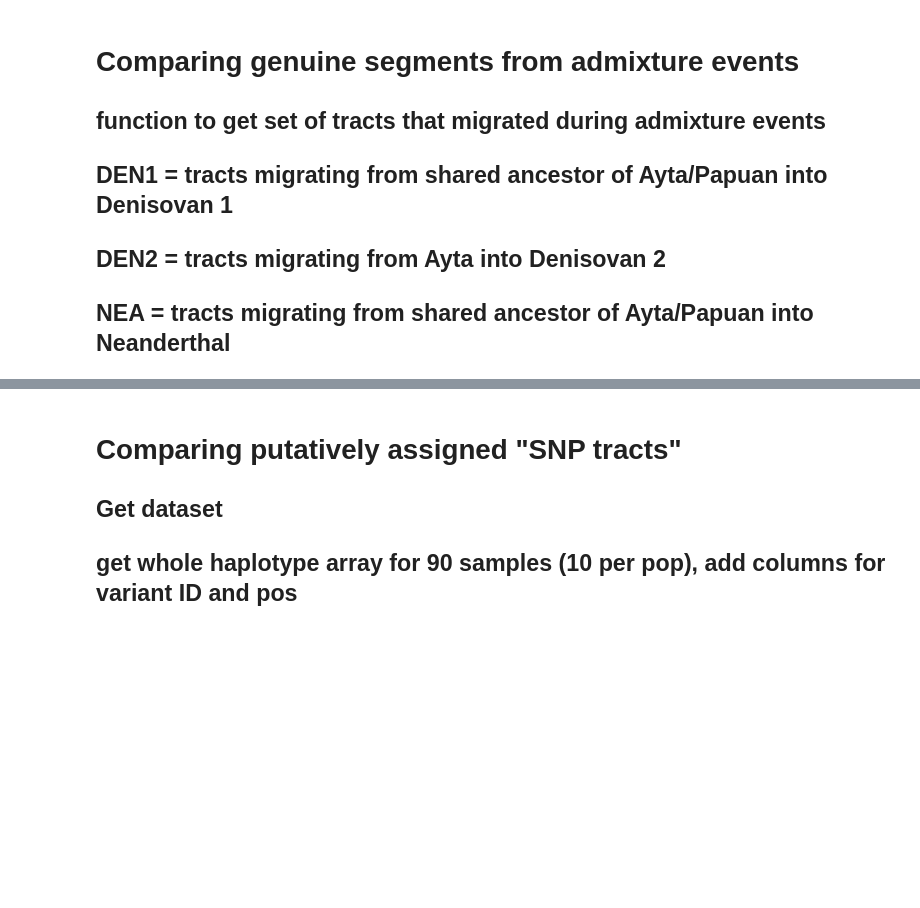
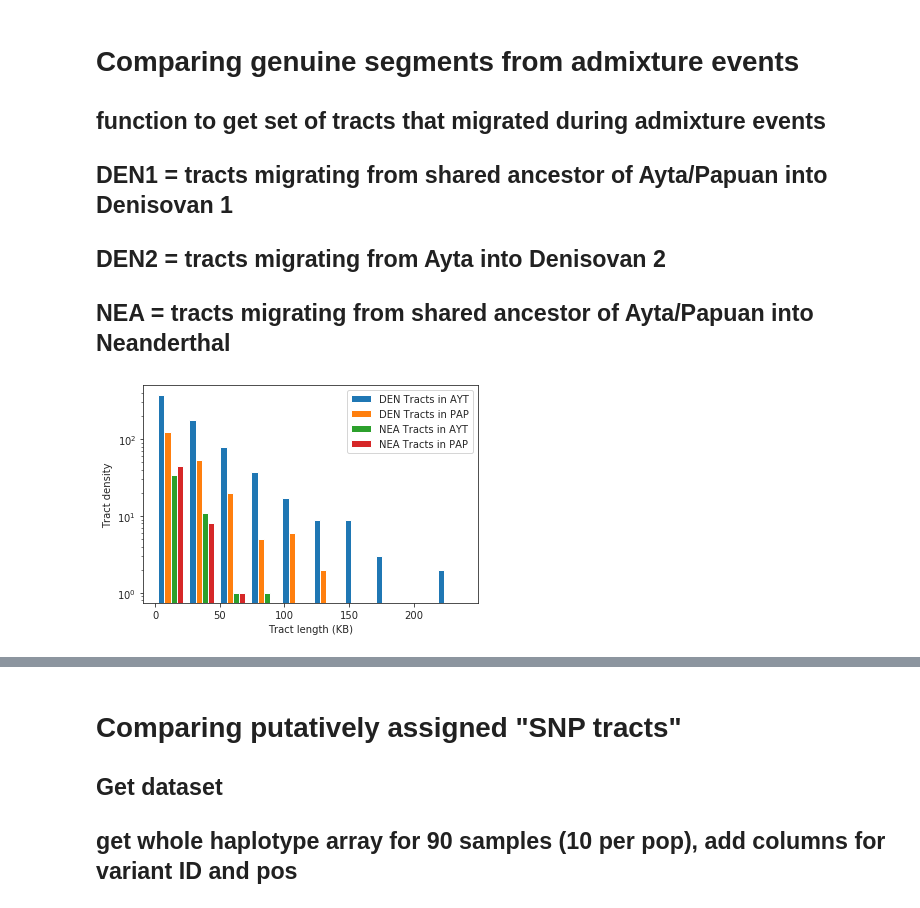
Before and after one commit to jammc313/Phillipines, a Jupyter notebook: msp_ALT_SingleRun.ipynb, the cells around one changed output, grey strips where cells are left out. Saved outputs shown, nothing was run; the diff lists cells and outputs as text; code cells hidden in the pictures; blank space fills up the shorter version.

```diff
--- a/msp_ALT_SingleRun.ipynb
+++ b/msp_ALT_SingleRun.ipynb
@@ -69,8 +69,8 @@ def set_up_demography(t67, t75, t54, t10, t20, t03, t83, t34, t49, ta1, ta2, ta3
                         msp.MassMigration(time=t49, source=AFR, destination=CHM, proportion=1)]
     #admixture times and proportions
     admix = [msp.MassMigration(time=ta1, source=AYT, destination=DEN2, proportion=f[0]), #fraction from Denisovan 2 to Ayta
-            msp.MassMigration(time=ta2, source=AYT, destination=DEN1, proportion=f[0]), #fraction from Denisovan 1 to Ayta/Papuan
-            msp.MassMigration(time=ta3, source=CEU, destination=NEA, proportion=f[1])] #fraction from Neanderthal to OoA pops
+            msp.MassMigration(time=ta2, source=AYT, destination=DEN1, proportion=f[1]), #fraction from Denisovan 1 to Ayta/Papuan
+            msp.MassMigration(time=ta3, source=CEU, destination=NEA, proportion=f[2])] #fraction from Neanderthal to OoA pops
     #population parameter changes
     N_change = [msp.PopulationParametersChange(time=2400, initial_size=2000, growth_rate=0, population_id=CEU),
                msp.PopulationParametersChange(time=2800, initial_size=5000, growth_rate=0, population_id=CEU)]
@@ -105,7 +105,7 @@ TS_DEN3=40000/generation_time
 NumSamples=100
 nS=[10]*10
 tS=[0,TS_DEN3,TS_NEA]
-f=[0.04, 0.02]
+f=[0.06, 0.04, 0.02]
 N=[1500,1500,1500,1500,15000,5000,3500,3500,2000,30000]
 seed=None
 
@@ -129,39 +147,47 @@ sims = msp.simulate(samples=samples, Ne=N[0], population_configurations=pops, de
 ## DEN2 = tracts migrating from Ayta into Denisovan 2
 ## NEA = tracts migrating from shared ancestor of Ayta/Papuan into Neanderthal
 # %%
-def get_migrating_tracts(ts):
-    migrating_tracts_DEN1, migrating_tracts_DEN2, migrating_tracts_NEA = [], [], []
-    # Get all tracts that migrated into the Denisovan populations
+def get_mig_tracts(ts):
+    mig_tracts_DEN_ayt, mig_tracts_DEN_pap, mig_tracts_NEA_ayt, mig_tracts_NEA_pap = [], [], [], []
+    # Get all tracts that migrated into the archaic populations
     for migration in ts.migrations():
-        if migration.dest == DEN1:
-            migrating_tracts_DEN1.append((migration.left, migration.right))
-        elif migration.dest == DEN2:
-            migrating_tracts_DEN2.append((migration.left, migration.right))
-        elif migration.dest == NEA:
-            migrating_tracts_NEA.append((migration.left, migration.right))
-    return np.array(migrating_tracts_DEN1), np.array(migrating_tracts_DEN2), np.array(migrating_tracts_NEA)
+            if migration.dest == DEN1 or migration.dest == DEN2:
+                if 60 <= migration.node <= 69:
+                    mig_tracts_DEN_pap.append((migration.left, migration.right))
+                elif 70 <= migration.node <= 79:
+                    mig_tracts_DEN_ayt.append((migration.left, migration.right))
+            elif migration.dest == NEA:
+                if 60 <= migration.node <= 69:
+                    mig_tracts_NEA_pap.append((migration.left, migration.right))
+                elif 70 <= migration.node <= 79:
+                    mig_tracts_NEA_ayt.append((migration.left, migration.right))
+    return np.array(mig_tracts_DEN_ayt), np.array(mig_tracts_DEN_pap), np.array(mig_tracts_NEA_ayt), np.array(mig_tracts_NEA_pap)
 
-migrating_DEN1, migrating_DEN2, migrating_NEA = get_migrating_tracts(sims)
-#np.savetxt('ALT_MigTracts_DEN1.txt', migrating_DEN1)
-#np.savetxt('ALT_MigTracts_DEN2.txt', migrating_DEN2)
-#np.savetxt('ALT_MigTracts_NEA.txt', migrating_NEA)
+mig_tracts_DEN_AYT, mig_tracts_DEN_PAP, mig_tracts_NEA_AYT, mig_tracts_NEA_PAP  = get_mig_tracts(sims)
+np.savetxt('ALT_MigTracts_DEN_AYT.txt', mig_tracts_DEN_AYT)
+np.savetxt('ALT_MigTracts_DEN_PAP.txt', mig_tracts_DEN_PAP)
+np.savetxt('ALT_MigTracts_NEA_AYT.txt', mig_tracts_NEA_AYT)
+np.savetxt('ALT_MigTracts_NEA_PAP.txt', mig_tracts_NEA_PAP)
 
 # Compare length distributions of admixing segments
 
 # plot length distribitions of migrating tracts
 
 kb = 1 / 1000
 plt.hist([
-    (migrating_DEN1[:,1] - migrating_DEN1[:,0]) * kb,
-    (migrating_DEN2[:,1] - migrating_DEN2[:,0]) * kb,
-    (migrating_NEA[:,1] - migrating_NEA[:,0]) * kb],
-    label=["Tracts Migrating to DEN1", "Tracts Migrating to DEN2", "Tracts Migrating to NEA"]
+    (mig_tracts_DEN_AYT[:,1] - mig_tracts_DEN_AYT[:,0]) * kb,
+    (mig_tracts_DEN_PAP[:,1] - mig_tracts_DEN_PAP[:,0]) * kb,
+    (mig_tracts_NEA_AYT[:,1] - mig_tracts_NEA_AYT[:,0]) * kb,
+    (mig_tracts_NEA_PAP[:,1] - mig_tracts_NEA_PAP[:,0]) * kb],
+    label=["DEN Tracts in AYT", "DEN Tracts in PAP", "NEA Tracts in AYT", "NEA Tracts in PAP"]
 )
 plt.yscale('log')
 plt.legend()
 plt.xlabel("Tract length (KB)")
 plt.ylabel("Tract density")
-#plt.savefig('plot_ALT_tract_distribution.pdf', dpi=600, bbox_inches='tight')
+plt.savefig('plot_ALT_tract_distribution.pdf', dpi=600, bbox_inches='tight')
+# %% [output]
+[figure, added]
 # %%
 ## want to look at average length of DEN tract lengths unique to Ayta, unique to Papuan, and shared between each
 ## plot mean number and tract lengths from each (means and SE across 10 runs)
```
Also changed, not shown: parts of 2 cells of this notebook, 2 other files.
